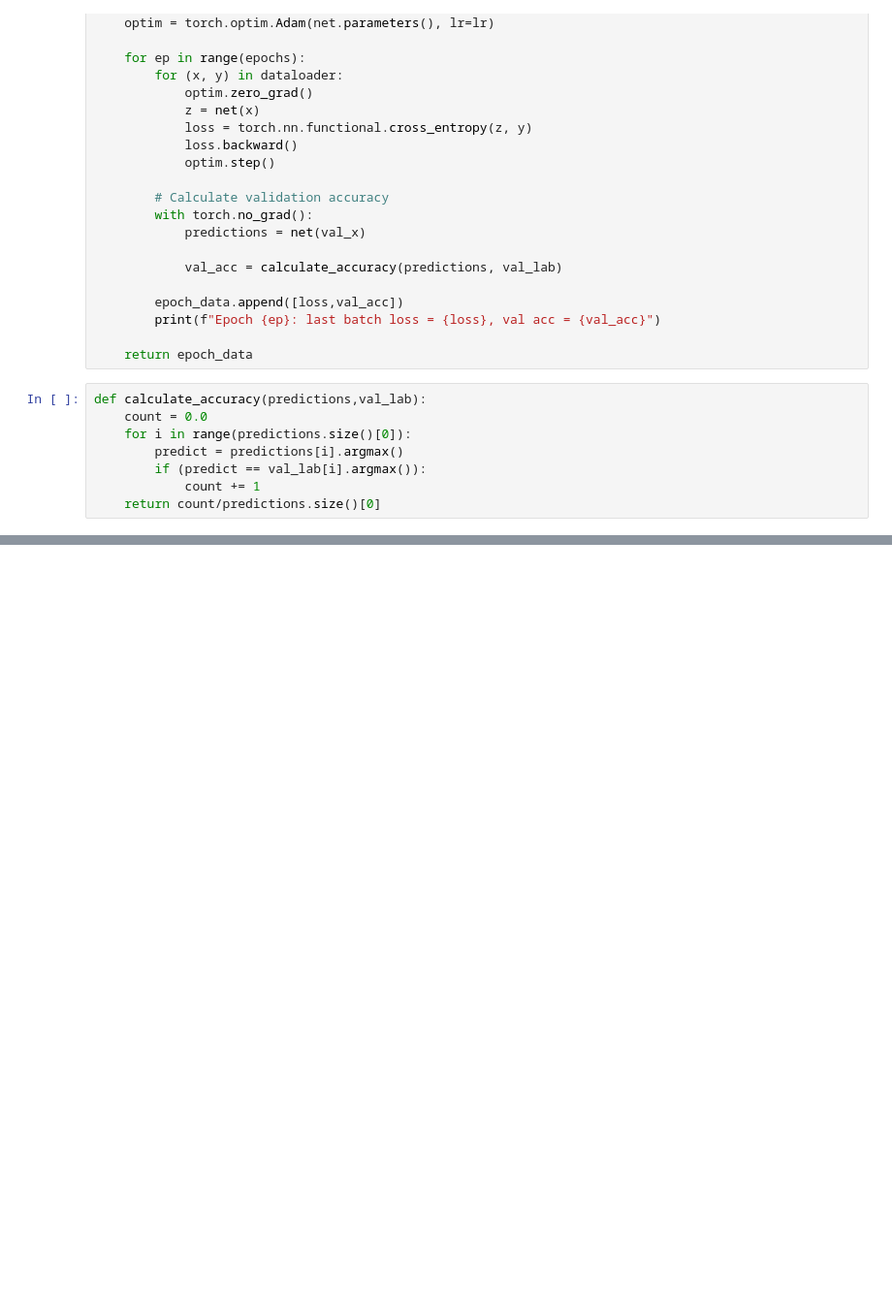
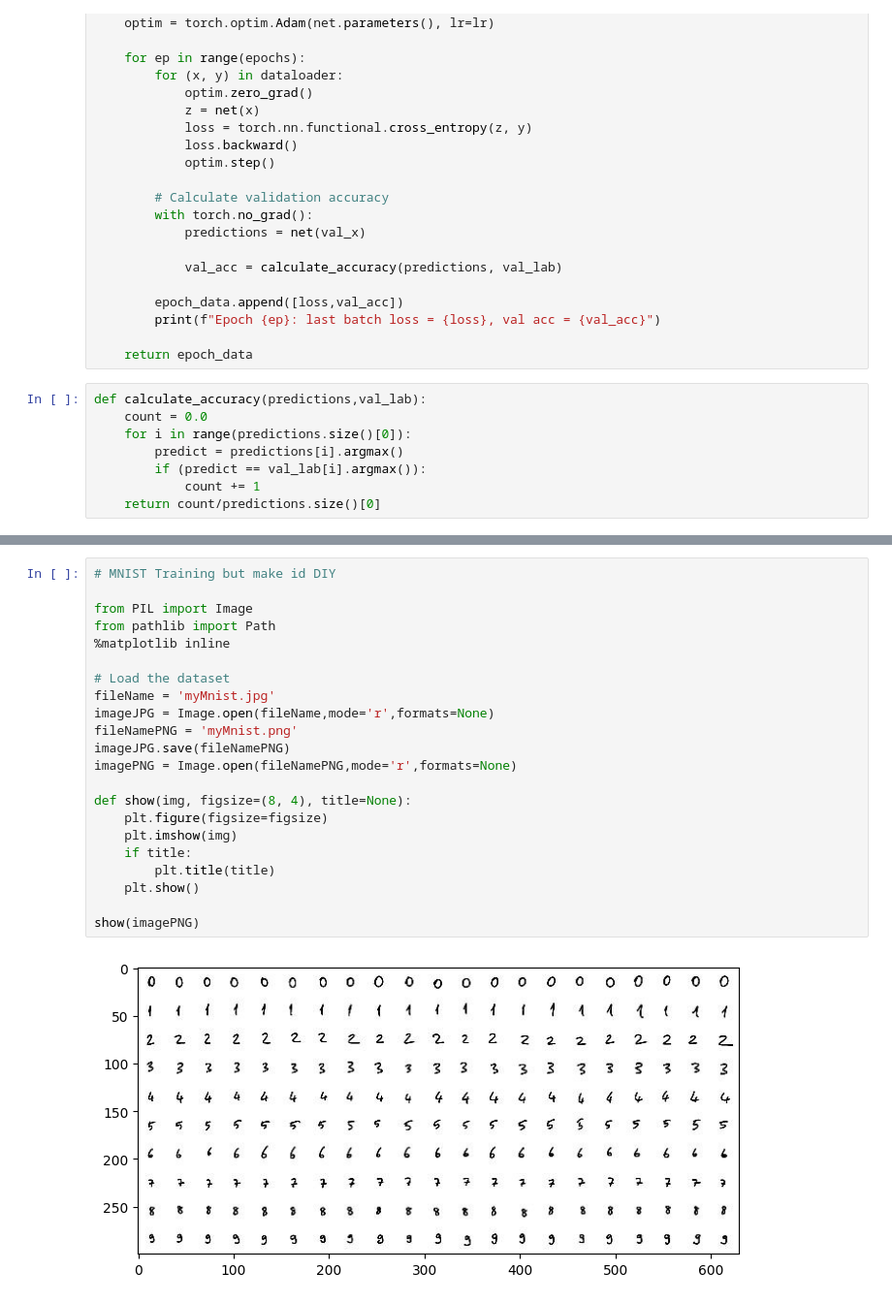
Before and after one commit to ayseberfinozcubuk/Microsoft-AI-course-for-beginners, a Jupyter notebook: 3-NeuralNetworks/05-Frameworks/lab/LabFrameworks.ipynb, the cells around one changed output, grey strips where cells are left out. Shown at 97% size. Drawn from its saved outputs; the diff is of its cells as text; blank space fills up the shorter version.

```diff
--- a/3-NeuralNetworks/05-Frameworks/lab/LabFrameworks.ipynb
+++ b/3-NeuralNetworks/05-Frameworks/lab/LabFrameworks.ipynb
@@ -303,0 +304,24 @@ Epoch 9: last batch loss = 0.22306156639284666, val acc = 0.9736842105263158
+# %%
+# MNIST Training but make id DIY
+
+from PIL import Image
+from pathlib import Path
+%matplotlib inline
+
+# Load the dataset
+fileName = 'myMnist.jpg'
+imageJPG = Image.open(fileName,mode='r',formats=None)
+fileNamePNG = 'myMnist.png'
+imageJPG.save(fileNamePNG)
+imagePNG = Image.open(fileNamePNG,mode='r',formats=None)
+
+def show(img, figsize=(8, 4), title=None):
+    plt.figure(figsize=figsize)
+    plt.imshow(img)
+    if title:
+        plt.title(title)
+    plt.show()
+
+show(imagePNG)
+# %% [output]
+[figure, added]
```
Also changed, not shown: parts of 26 cells of this notebook, 5 other files.
